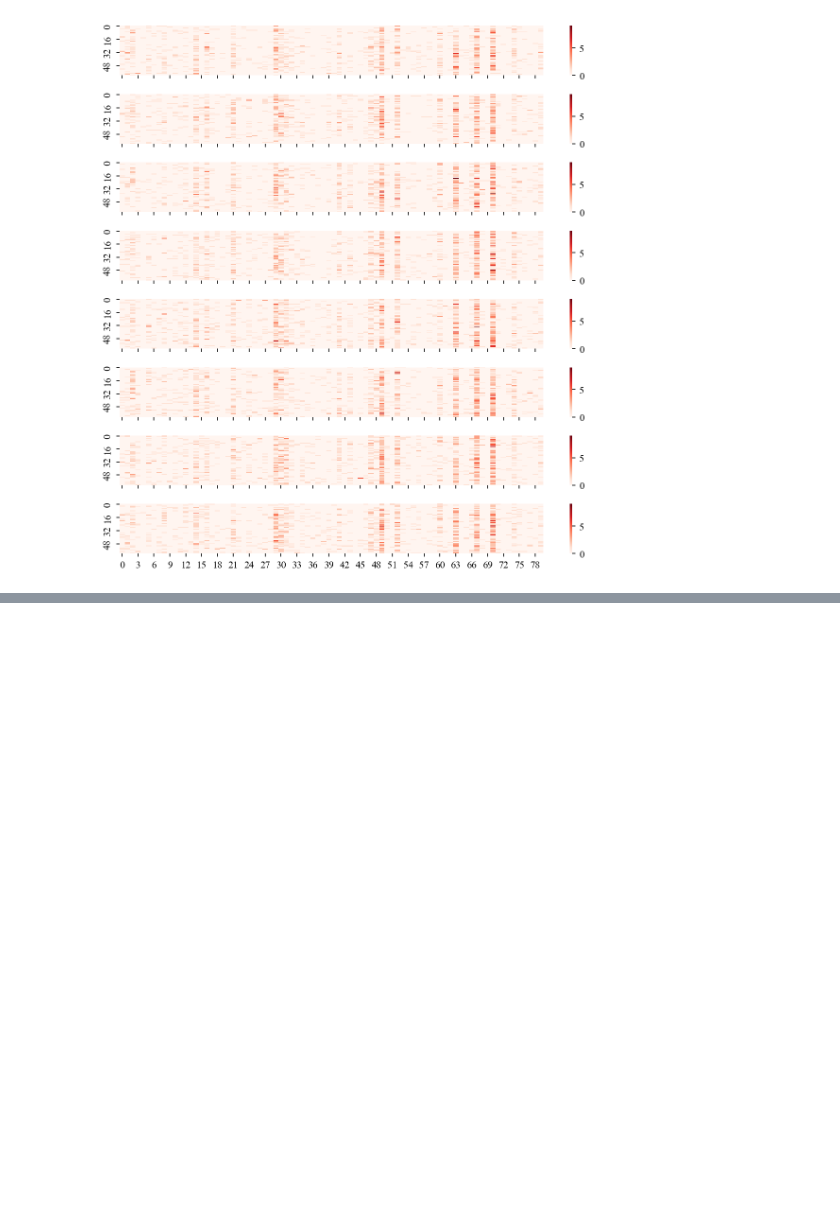
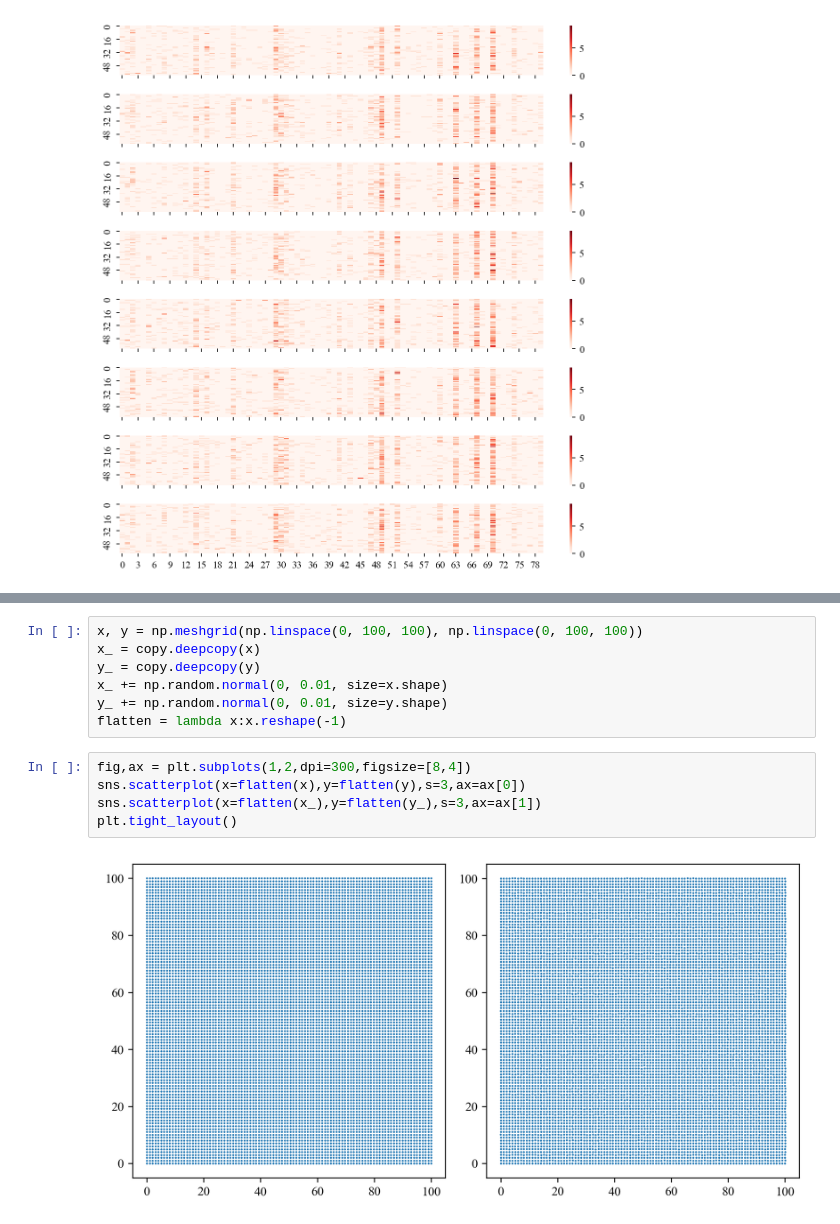
Before and after one commit to Stardust-lf/Transcriptomics, a Jupyter notebook: TestCode/main.ipynb, the cells around one changed output, grey strips where cells are left out. Drawn from its saved outputs; the diff is of its cells as text; blank space fills up the shorter version.

```diff
--- a/TestCode/main.ipynb
+++ b/TestCode/main.ipynb
@@ -29,0 +130,14 @@ plt.tight_layout()
+# %%
+x, y = np.meshgrid(np.linspace(0, 100, 100), np.linspace(0, 100, 100))
+x_ = copy.deepcopy(x)
+y_ = copy.deepcopy(y)
+x_ += np.random.normal(0, 0.01, size=x.shape)
+y_ += np.random.normal(0, 0.01, size=y.shape)
+flatten = lambda x:x.reshape(-1)
+# %%
+fig,ax = plt.subplots(1,2,dpi=300,figsize=[8,4])
+sns.scatterplot(x=flatten(x),y=flatten(y),s=3,ax=ax[0])
+sns.scatterplot(x=flatten(x_),y=flatten(y_),s=3,ax=ax[1])
+plt.tight_layout()
+# %% [output]
+[figure, added]
```
Also changed, not shown: parts of 10 cells of this notebook, 2 other files.
